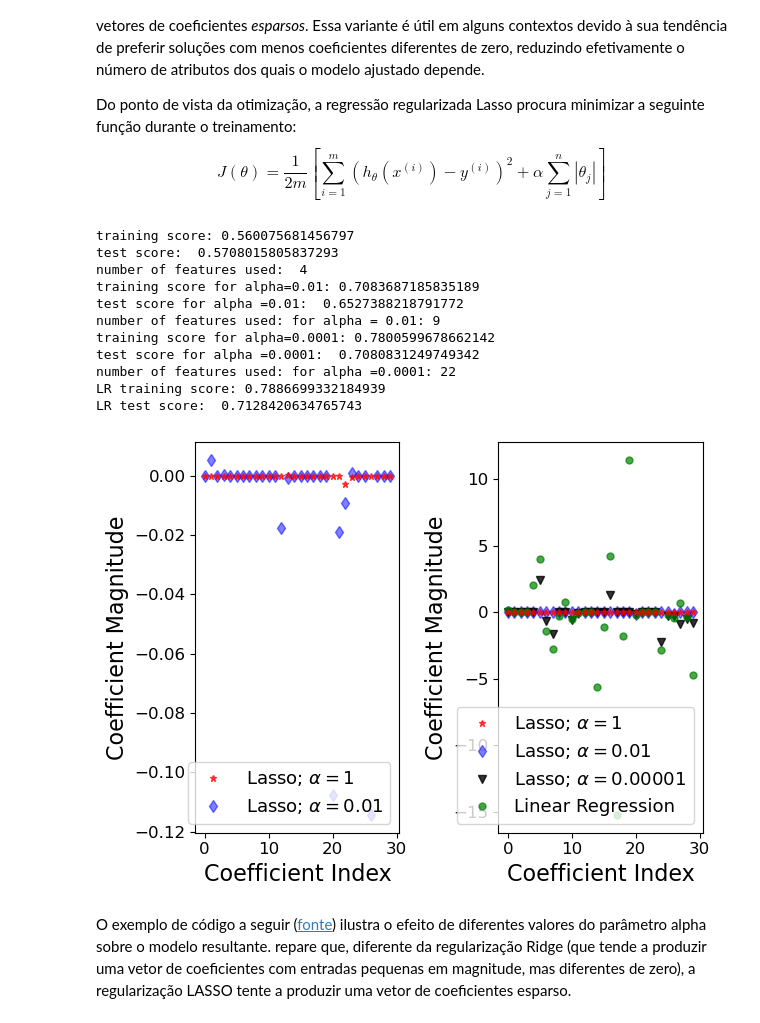
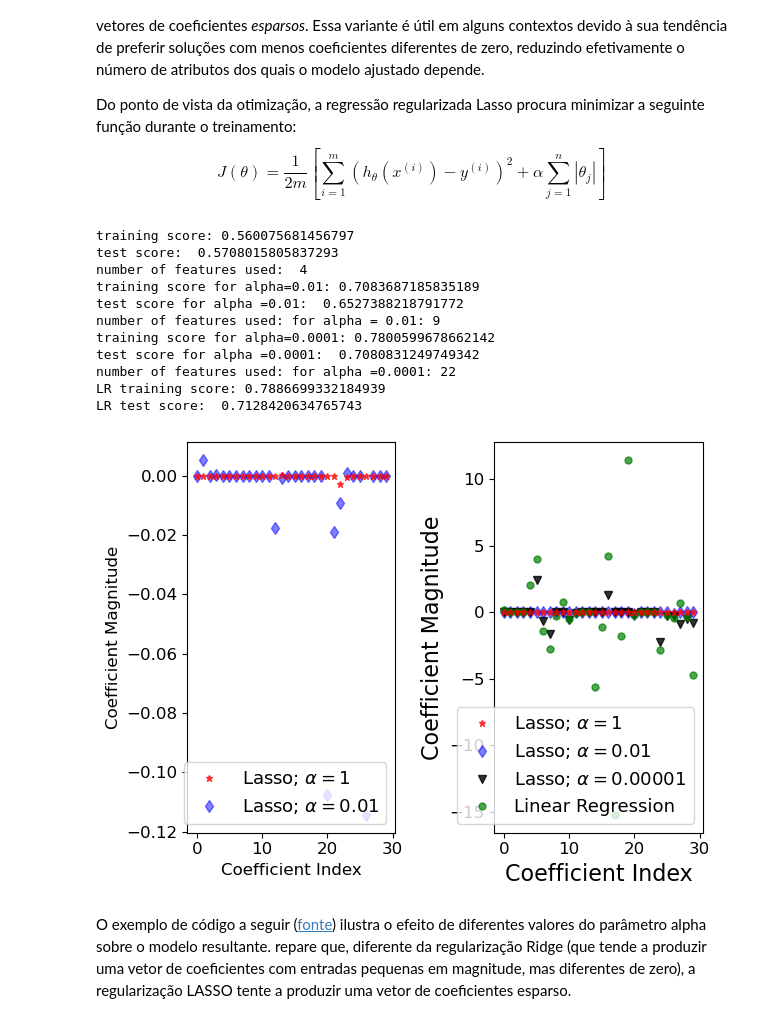
Before and after one commit to AILAB-CEFET-RJ/cic1205, a Jupyter notebook: notebooks/regularization_L1_L2.ipynb, the cells around one changed output. Drawn from its saved outputs; the diff is of its cells as text; code cells hidden in the pictures.

```diff
--- a/notebooks/regularization_L1_L2.ipynb
+++ b/notebooks/regularization_L1_L2.ipynb
@@ -219,18 +224,16 @@ from sklearn.model_selection import train_test_split
 matplotlib.rcParams.update({'font.size': 12})
 
 cancer = load_breast_cancer()
-#print cancer.keys()
 cancer_df = pd.DataFrame(cancer.data, columns=cancer.feature_names)
-#print cancer_df.head(3)
 X = cancer.data
 y = cancer.target
 X_train, X_test, y_train, y_test = train_test_split(X, y, test_size=0.25, random_state=31)
+
 lasso = Lasso()
 lasso.fit(X_train,y_train)
 train_score=lasso.score(X_train,y_train)
 test_score=lasso.score(X_test,y_test)
 coeff_used = np.sum(lasso.coef_!=0)
-
 print("training score:", train_score)
 print("test score: ", test_score)
 print("number of features used: ", coeff_used)
@@ -240,7 +243,6 @@ lasso001.fit(X_train,y_train)
 train_score001 = lasso001.score(X_train,y_train)
 test_score001 = lasso001.score(X_test,y_test)
 coeff_used001 = np.sum(lasso001.coef_ != 0)
-
 print("training score for alpha=0.01:", train_score001)
 print("test score for alpha =0.01: ", test_score001)
 print("number of features used: for alpha = 0.01:", coeff_used001)
@@ -250,7 +252,6 @@ lasso00001.fit(X_train,y_train)
 train_score00001=lasso00001.score(X_train,y_train)
 test_score00001=lasso00001.score(X_test,y_test)
 coeff_used00001 = np.sum(lasso00001.coef_!=0)
-
 print("training score for alpha=0.0001:", train_score00001)
 print( "test score for alpha =0.0001: ", test_score00001)
 print( "number of features used: for alpha =0.0001:", coeff_used00001)
@@ -259,40 +260,39 @@ lr = LinearRegression()
 lr.fit(X_train,y_train)
 lr_train_score=lr.score(X_train,y_train)
 lr_test_score=lr.score(X_test,y_test)
-
 print("LR training score:", lr_train_score)
 print("LR test score: ", lr_test_score)
 
 plt.subplot(1,2,1)
 plt.plot(lasso.coef_,alpha=0.7,linestyle='none',marker='*',markersize=5,color='red',label=r'Lasso; $\alpha = 1$',zorder=7) # alpha here is for transparency
 plt.plot(lasso001.coef_,alpha=0.5,linestyle='none',marker='d',markersize=6,color='blue',label=r'Lasso; $\alpha = 0.01$') # alpha here is for transparency
 
-plt.xlabel('Coefficient Index',fontsize=16)
-plt.ylabel('Coefficient Magnitude',fontsize=16)
+plt.xlabel('Coefficient Index',fontsize=12)
+plt.ylabel('Coefficient Magnitude',fontsize=12)
 plt.legend(fontsize=13,loc=4)
 plt.subplot(1,2,2)
 plt.plot(lasso.coef_,alpha=0.7,linestyle='none',marker='*',markersize=5,color='red',label=r'Lasso; $\alpha = 1$',zorder=7) # alpha here is for transparency
 plt.plot(lasso001.coef_,alpha=0.5,linestyle='none',marker='d',markersize=6,color='blue',label=r'Lasso; $\alpha = 0.01$') # alpha here is for transparency
 plt.plot(lasso00001.coef_,alpha=0.8,linestyle='none',marker='v',markersize=6,color='black',label=r'Lasso; $\alpha = 0.00001$') # alpha here is for transparency
 plt.plot(lr.coef_,alpha=0.7,linestyle='none',marker='o',markersize=5,color='green',label='Linear Regression',zorder=2)
 plt.xlabel('Coefficient Index',fontsize=16)
 plt.ylabel('Coefficient Magnitude',fontsize=16)
 plt.legend(fontsize=13,loc=4)
 plt.tight_layout()
 plt.show()
 # %% [output]
 training score: 0.560075681456797
 test score:  0.5708015805837293
 number of features used:  4
 training score for alpha=0.01: 0.7083687185835189
 test score for alpha =0.01:  0.6527388218791772
 number of features used: for alpha = 0.01: 9
 training score for alpha=0.0001: 0.7800599678662142
 test score for alpha =0.0001:  0.7080831249749342
 number of features used: for alpha =0.0001: 22
 LR training score: 0.7886699332184939
 LR test score:  0.7128420634765743
-[figure, old version]
+[figure, new version]
 # %% [markdown]
 O exemplo de código a seguir ([fonte](https://chrisalbon.com/machine_learning/linear_regression/effect_of_alpha_on_lasso_regression/)) ilustra o efeito de diferentes valores do parâmetro alpha sobre o modelo resultante. repare que, diferente da regularização Ridge (que tende a produzir uma vetor de coeficientes com entradas pequenas em magnitude, mas diferentes de zero), a regularização LASSO tente a produzir uma vetor de coeficientes esparso.
 # %%
```
Also changed, not shown: parts of 5 cells of this notebook, 1 other file.
